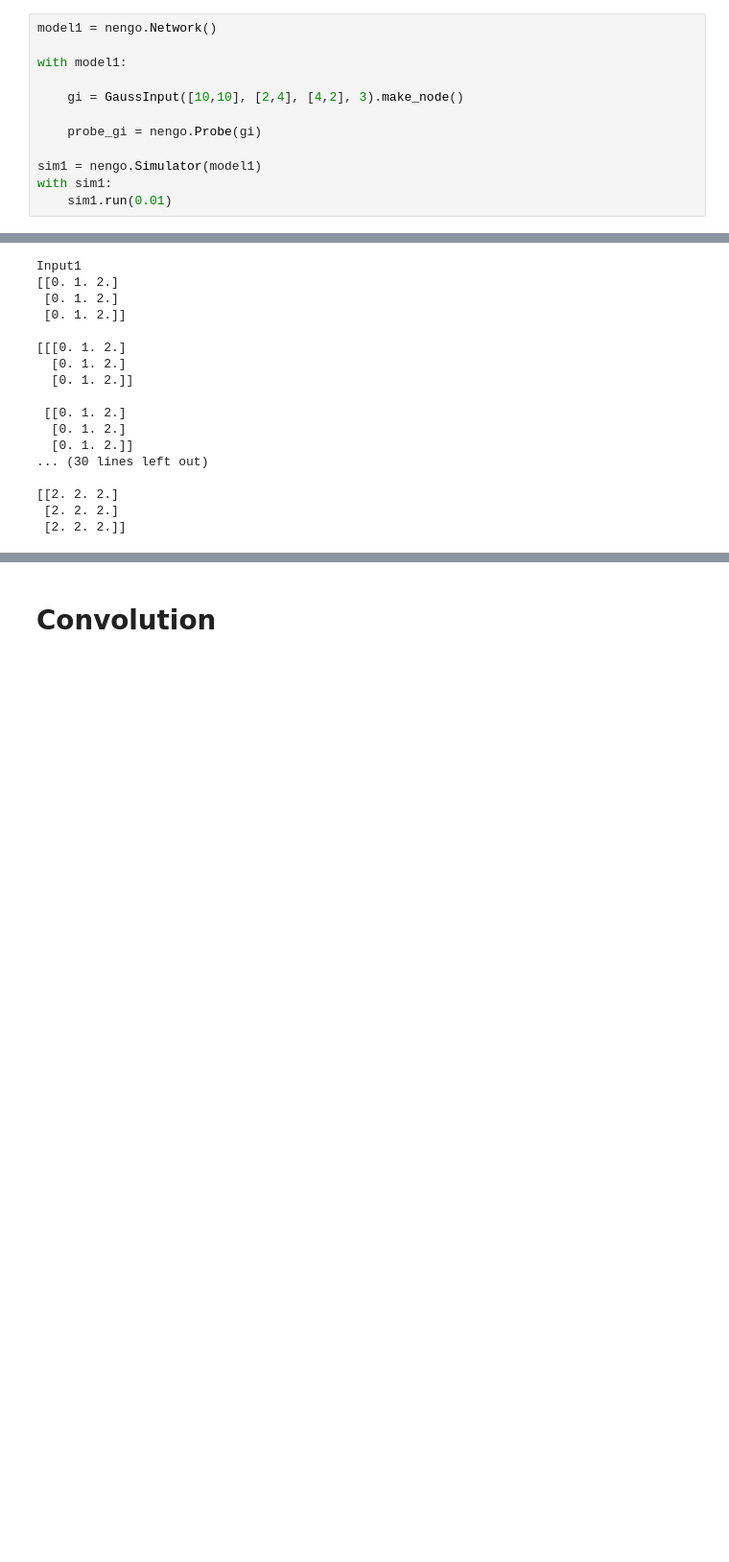
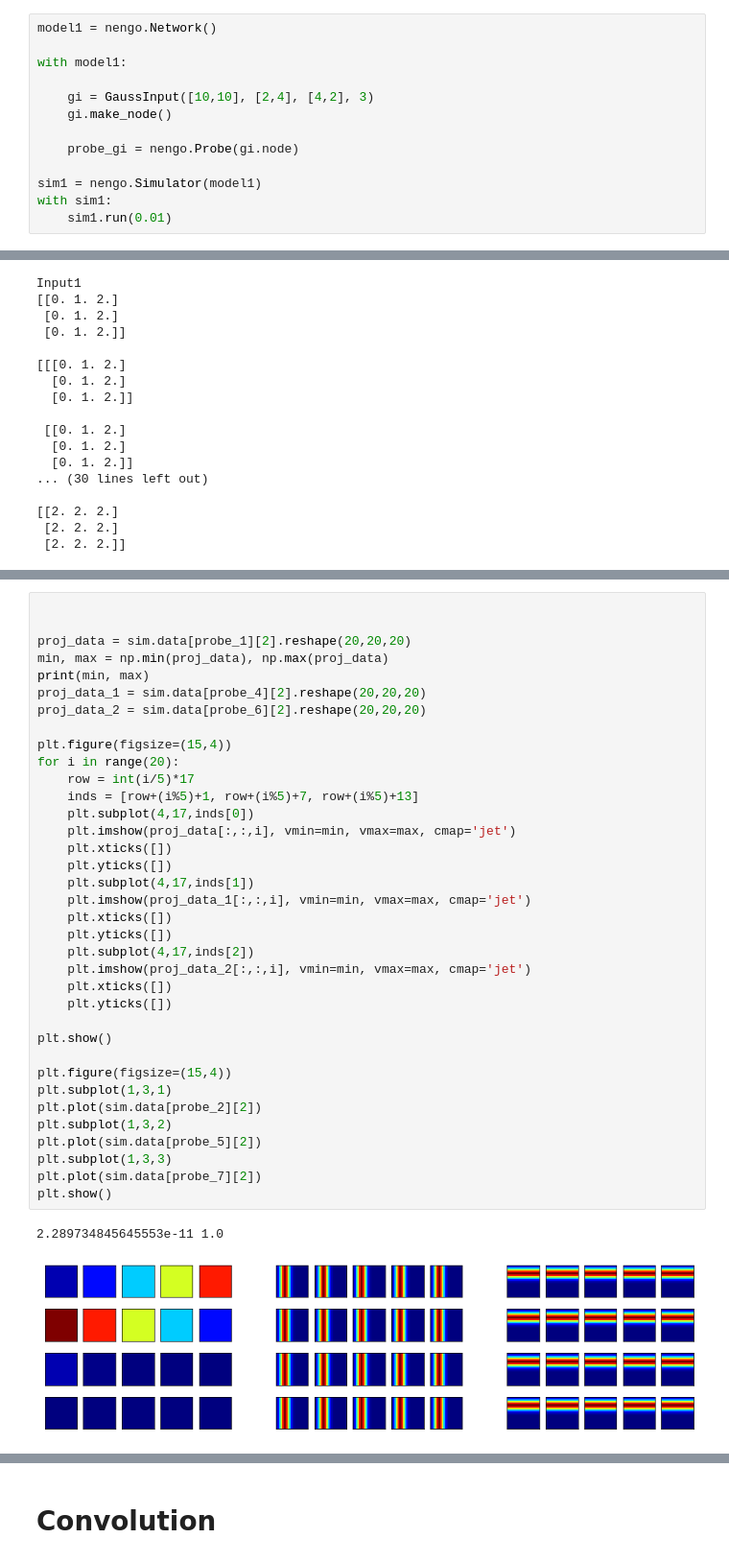
Before and after one commit to rturon/dft_in_nengo, a Jupyter notebook: notebooks/Additional_cedar_modules.ipynb, the cells around one changed output, grey strips where cells are left out. Shown at 96% size. Cells and saved outputs as stored; diff of their text form; blank space fills up the shorter version.

```diff
--- a/notebooks/Additional_cedar_modules.ipynb
+++ b/notebooks/Additional_cedar_modules.ipynb
@@ -71,9 +76,10 @@ model1 = nengo.Network()
 
 with model1:
 
-    gi = GaussInput([10,10], [2,4], [4,2], 3).make_node()
+    gi = GaussInput([10,10], [2,4], [4,2], 3)
+    gi.make_node()
 
-    probe_gi = nengo.Probe(gi)
+    probe_gi = nengo.Probe(gi.node)
 
 sim1 = nengo.Simulator(model1)
 with sim1:
@@ -502,0 +574,39 @@ Input1
+# %%
+
+
+proj_data = sim.data[probe_1][2].reshape(20,20,20)
+min, max = np.min(proj_data), np.max(proj_data)
+print(min, max)
+proj_data_1 = sim.data[probe_4][2].reshape(20,20,20)
+proj_data_2 = sim.data[probe_6][2].reshape(20,20,20)
+
+plt.figure(figsize=(15,4))
+for i in range(20):
+    row = int(i/5)*17
+    inds = [row+(i%5)+1, row+(i%5)+7, row+(i%5)+13]
+    plt.subplot(4,17,inds[0])
+    plt.imshow(proj_data[:,:,i], vmin=min, vmax=max, cmap='jet')
+    plt.xticks([])
+    plt.yticks([])
+    plt.subplot(4,17,inds[1])
+    plt.imshow(proj_data_1[:,:,i], vmin=min, vmax=max, cmap='jet')
+    plt.xticks([])
+    plt.yticks([])
+    plt.subplot(4,17,inds[2])
+    plt.imshow(proj_data_2[:,:,i], vmin=min, vmax=max, cmap='jet')
+    plt.xticks([])
+    plt.yticks([])
+
+plt.show()
+
+plt.figure(figsize=(15,4))
+plt.subplot(1,3,1)
+plt.plot(sim.data[probe_2][2])
+plt.subplot(1,3,2)
+plt.plot(sim.data[probe_5][2])
+plt.subplot(1,3,3)
+plt.plot(sim.data[probe_7][2])
+plt.show()
+# %% [output]
+2.289734845645553e-11 1.0
+[figure, added]
```
Also changed, not shown: parts of 9 cells of this notebook, 7 other files.
